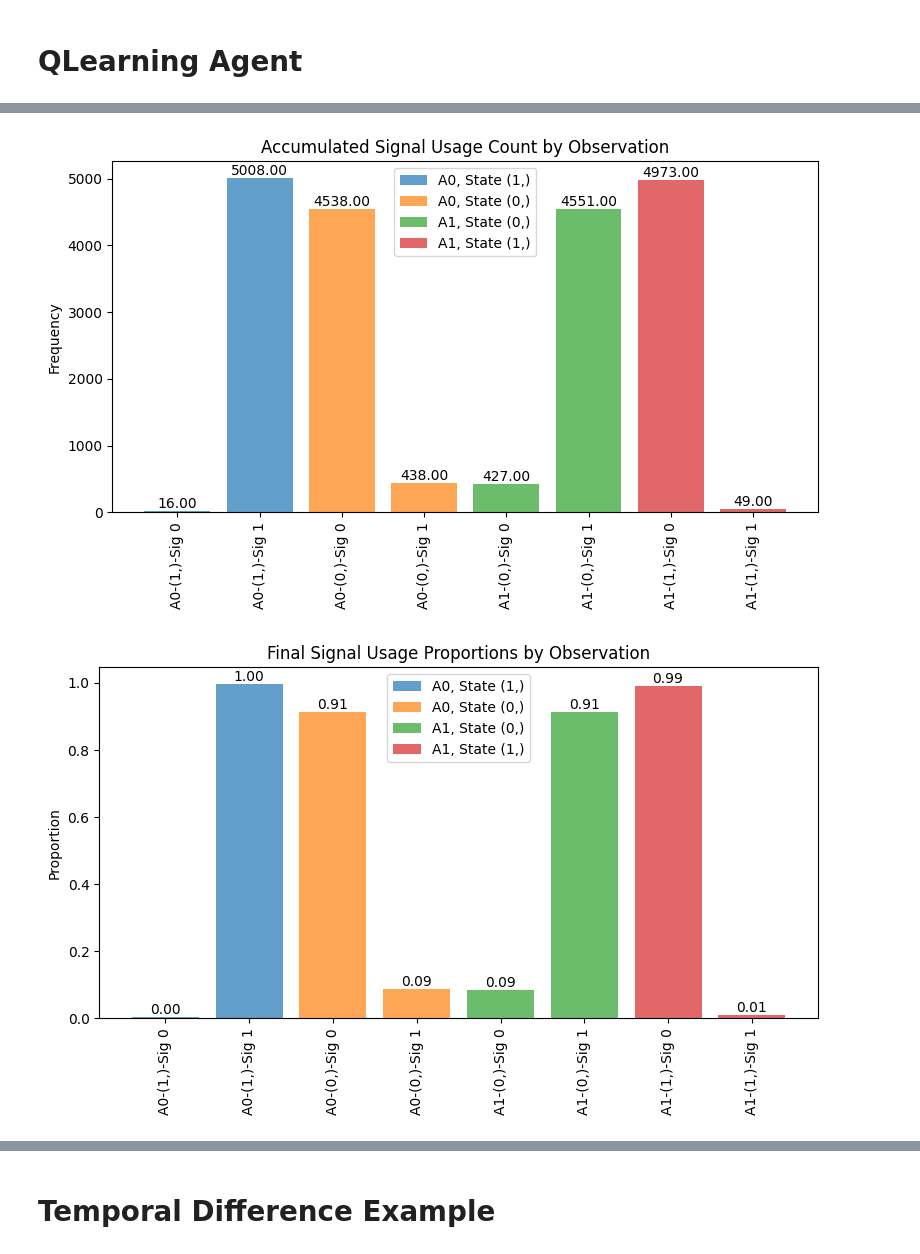
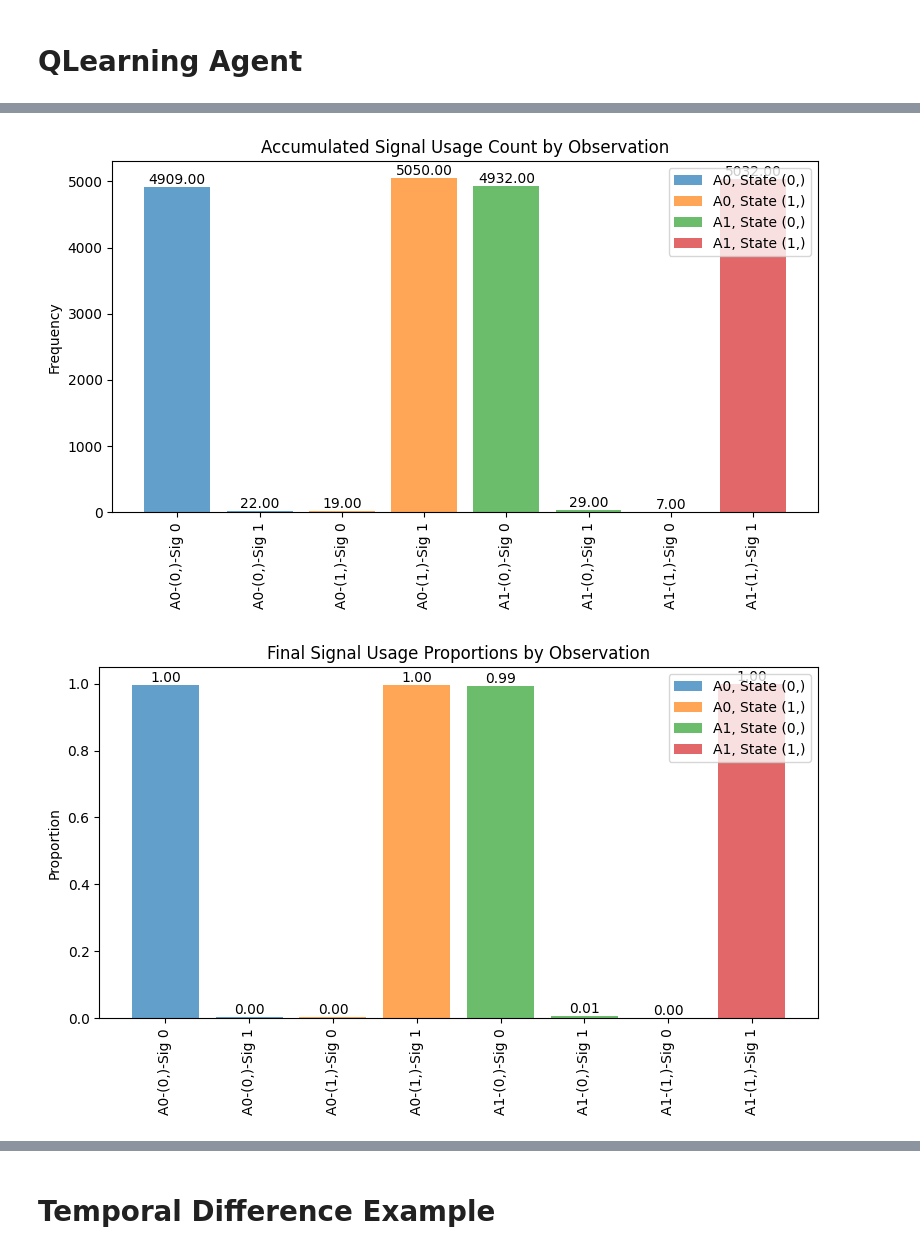
Before and after one commit to IgnacioOQ/RL_Signaling, a Jupyter notebook: basic_unit_test.ipynb, the cells around one changed output, grey strips where cells are left out. Saved outputs shown, nothing was run; the diff lists cells and outputs as text; code cells hidden in the pictures.

Commit message:
plots and cleaning

```diff
--- a/basic_unit_test.ipynb
+++ b/basic_unit_test.ipynb
@@ -60,23 +60,25 @@ No artists with labels found to put in legend.  Note that artists whose label st
 n_agents = 2
 n_features = 2
 agents_observed_variables = {0:[0],1:[1]}
-
-G = nx.DiGraph()
-G.add_nodes_from([0,1])  # Adds multiple nodes at once
-G.add_edges_from([(0, 1), (1, 0)])  # Adds multiple edges
-
 n_signaling_actions = 2
 n_final_actions = 4
 
+# Comment above and uncomment below to test with different parameters
 # n_agents = 2
 # n_features = 3
 # agents_observed_variables = {0:[0,1],1:[1,2]}
 # n_signaling_actions = 4
 # n_final_actions = 8
 
+G = nx.DiGraph()
+G.add_nodes_from([0,1])  # Adds multiple nodes at once
+G.add_edges_from([(0, 1), (1, 0)])  # Adds multiple edges
+
 randomcannonical_game = {}
 for i in range(n_agents):
   randomcannonical_game[i] = create_random_canonical_game(n_features,n_final_actions,n=1,m=0)
+  # Uncomment below to test with random games
+  # randomcannonical_game[i] = create_random_game(n_features=3,n_final_actions=5)
 
 with_signals, full_information = True, False
 
@@ -94,11 +96,11 @@ env.agents = [
         QLearningAgent(
             n_signaling_actions=n_signaling_actions,
             n_final_actions=n_final_actions,
-            exploration_rate=0.9976461429984532,
-            exploration_decay=0.9805828477324336,
-            min_exploration_rate=0.002583111144750034,
-            choice='egreedy',
-            exp_smoothing=True
+            exploration_rate=0.9652628633727897,
+            exploration_decay=0.9998122815486062,
+            min_exploration_rate=1e-10,
+            choice='ucb',
+            exp_smoothing=False
         ) for _ in range(n_agents)
     ]
 
@@ -111,2 +113,2 @@ signal_usage, rewards_history, signal_information_history, nature_history, histo
-[figure, old version]
+[figure, new version]
-[figure, old version]
+[figure, new version]
```
Also changed, not shown: parts of 7 cells of this notebook, 4 other files.
